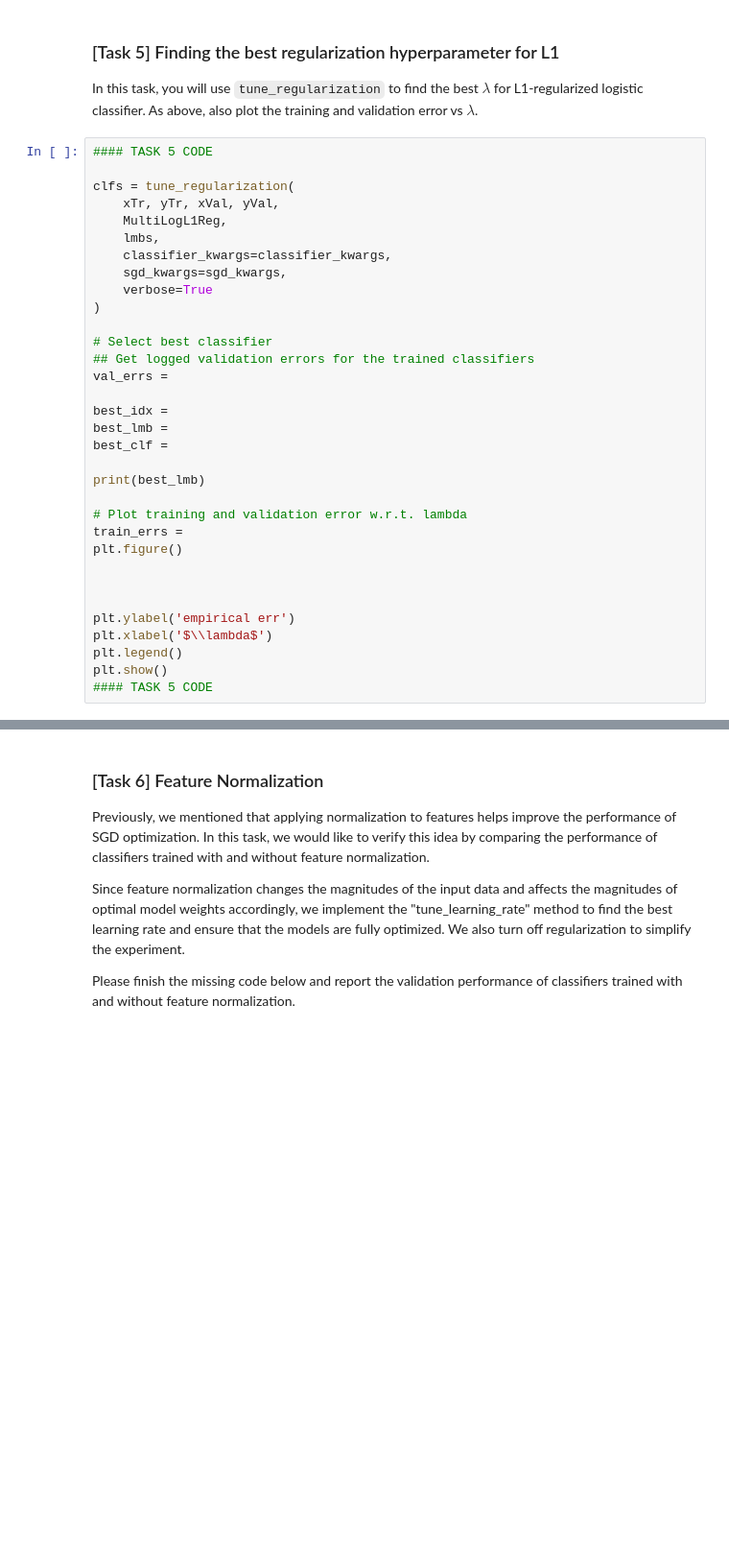
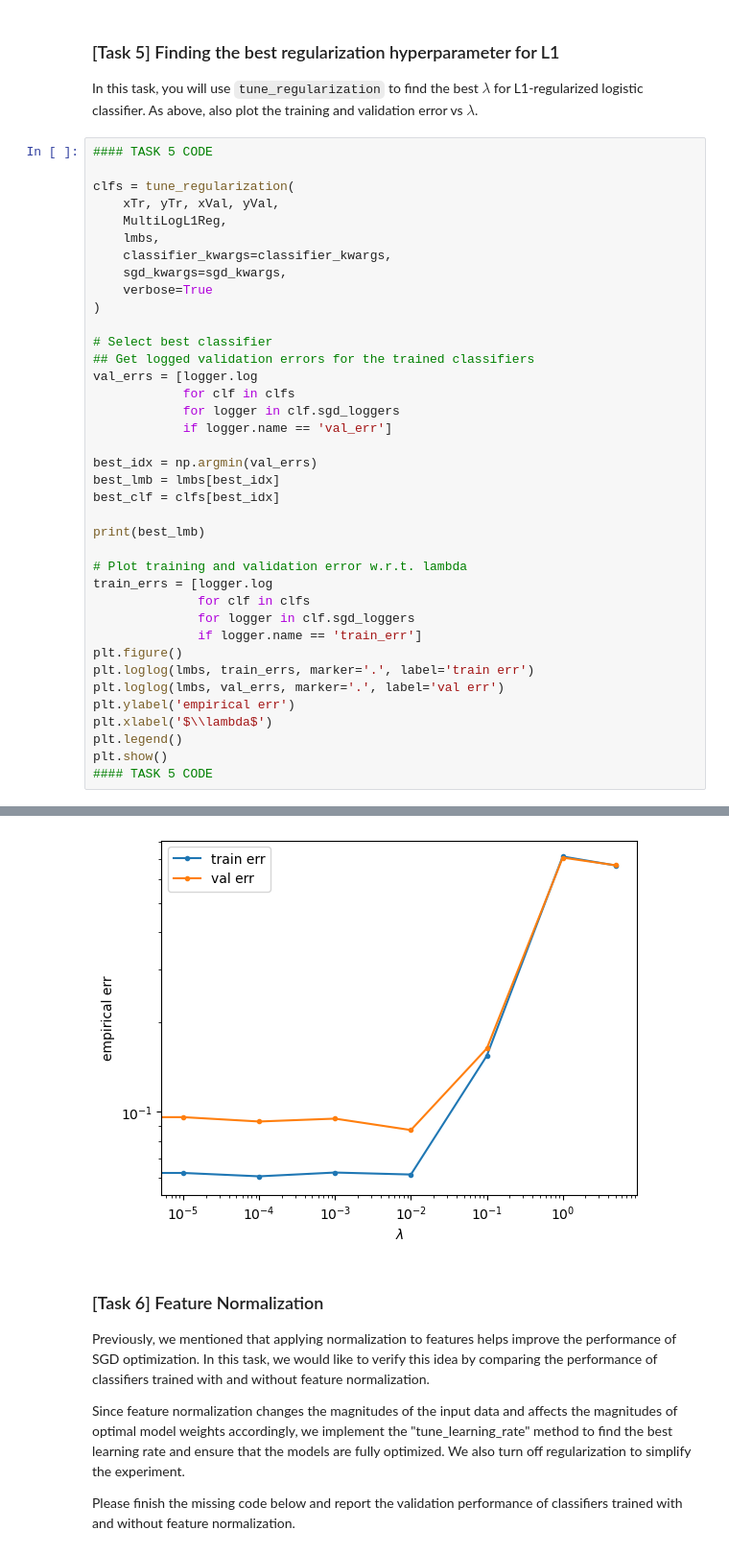
Before and after one commit to andrewlys/ttic31020, a Jupyter notebook: hw7/hw7 experimental/hw7v2.ipynb, the cells around one changed output, grey strips where cells are left out. Shown: that part at 96% size. Cells and saved outputs as stored; diff of their text form; blank space fills up the shorter version.

```diff
--- a/hw7/hw7 experimental/hw7v2.ipynb
+++ b/hw7/hw7 experimental/hw7v2.ipynb
@@ -772,22 +896,28 @@ clfs = tune_regularization(
 
 # Select best classifier
 ## Get logged validation errors for the trained classifiers
-val_errs =
+val_errs = [logger.log
+            for clf in clfs
+            for logger in clf.sgd_loggers
+            if logger.name == 'val_err']
 
-best_idx =
-best_lmb =
-best_clf =
+best_idx = np.argmin(val_errs)
+best_lmb = lmbs[best_idx]
+best_clf = clfs[best_idx]
 
 print(best_lmb)
 
 # Plot training and validation error w.r.t. lambda
-train_errs =
+train_errs = [logger.log
+              for clf in clfs
+              for logger in clf.sgd_loggers
+              if logger.name == 'train_err']
 plt.figure()
-
-
-
+plt.loglog(lmbs, train_errs, marker='.', label='train err')
+plt.loglog(lmbs, val_errs, marker='.', label='val err')
 plt.ylabel('empirical err')
 plt.xlabel('$\\lambda$')
 plt.legend()
 plt.show()
 #### TASK 5 CODE
+# %% [output]
@@ -794,3 +933,4 @@ plt.show()
+[figure, added]
 # %% [markdown]
 ### [Task 6] Feature Normalization
 
```
Also changed, not shown: parts of 19 cells of this notebook, 1 other file.
